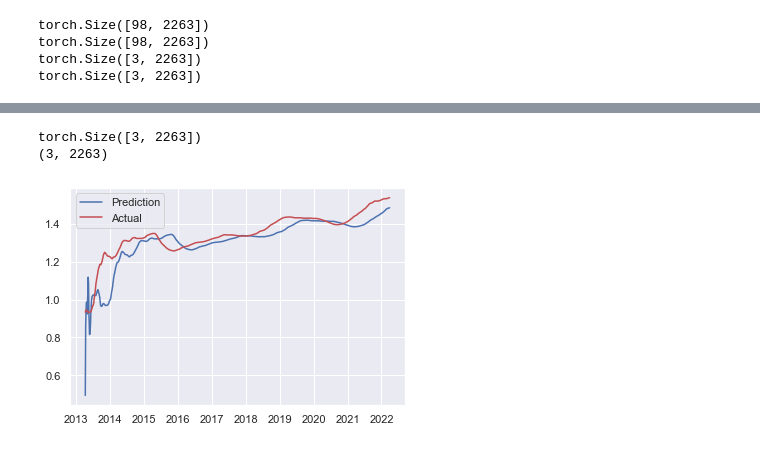
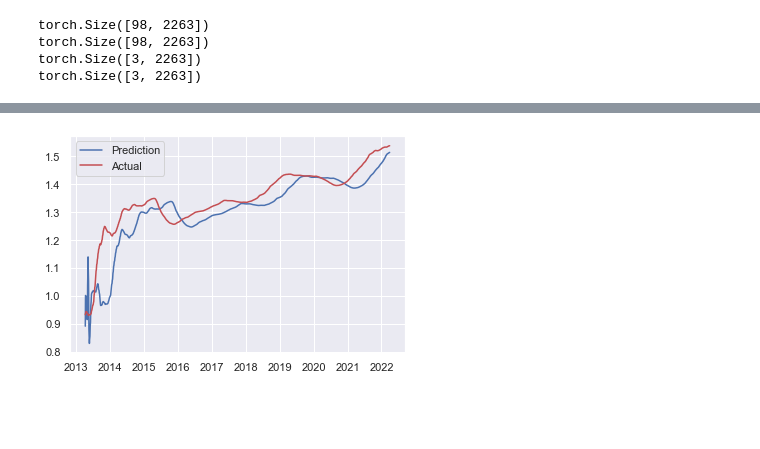
Before and after one commit to tanner-k/Investment-Portfolio-Prediction, a Jupyter notebook: notebooks/LSTM-model.ipynb, the cells around one changed output, grey strips where cells are left out. Cells and saved outputs as stored; diff of their text form; code cells hidden in the pictures; blank space fills up the shorter version.

Commit message:
Reorganized notebook and added documentation. Saved models for easy access in the future.

```diff
--- a/notebooks/LSTM-model.ipynb
+++ b/notebooks/LSTM-model.ipynb
@@ -92,9 +124,18 @@ b_optimizer  = optim.LBFGS(b_model.parameters(), lr=0.6, max_iter=3)
 # %%
-beta = pd.read_csv("../data/100portfolioBetas_v2.csv", index_col=0)
+# Create a model to predict the betas
+
+# Import and split data
+beta = pd.read_csv("../data/100portfolioBetas.csv", index_col=0)
 beta = beta.dropna()
 train_beta, test_beta = splitting_tr_te(beta)
 b_train_input, b_train_target, b_test_input, b_test_target = splitting_to_tensor(train_beta)
 
+# Set model, loss function, and optimizer
+b_model = LSTM().float()
+b_criterion = nn.MSELoss()
+b_optimizer  = optim.LBFGS(b_model.parameters(), lr=0.6, max_iter=5)
+
+# Train the model
 b_preds, b_loss = train_LSTM(b_train_input, b_train_target, b_test_input, b_test_target, model=b_model, criterion=b_criterion, optimizer=b_optimizer)
 # %% [output]
 Step: 0
@@ -117,16 +158,13 @@ Test Loss: 0.008000031113624573
-# %%
-print(b_test_target.shape)
-print(b_preds.shape)
-# %% [output]
-torch.Size([3, 2263])
-(3, 2263)
 # %%
+# Visualize how well the model performs on forecasting
+dates = pd.to_datetime(beta.reset_index()["index"])
+
 num = 1
 
 plt.plot(dates[252:], b_preds[num], label="Prediction")
 plt.plot(dates[252:], b_test_target[num], "r", label="Actual")
 plt.legend()
 
 plt.show()
 # %% [output]
-[figure, old version]
+[figure, new version]
```
Also changed, not shown: parts of 14 cells of this notebook.
